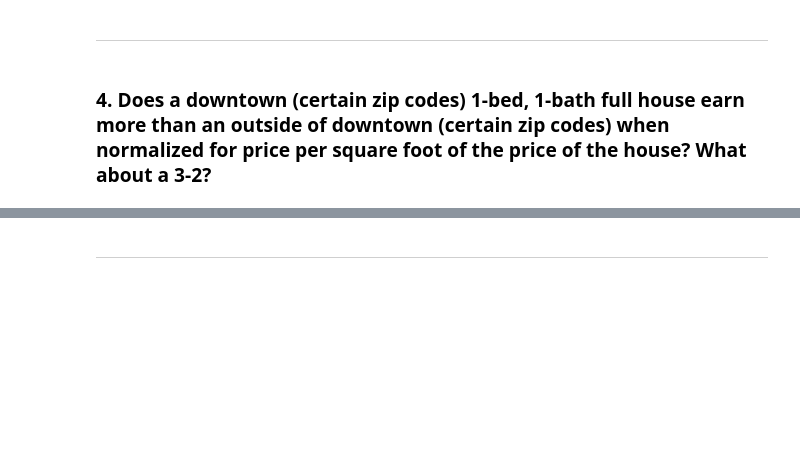
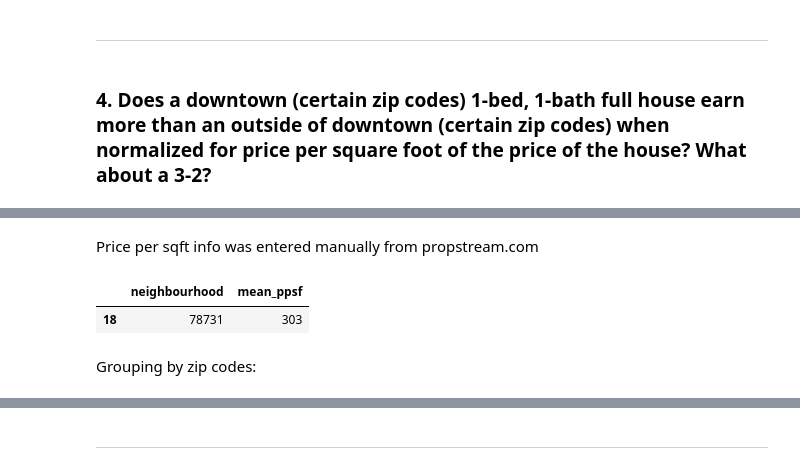
Before and after one commit to randallb15/Real-Estate-Analysis, a Jupyter notebook: StatisticalAnalysis.ipynb, the cells around one changed output, grey strips where cells are left out. Cells and saved outputs as stored; diff of their text form; code cells hidden in the pictures; blank space fills up the shorter version.

```diff
--- a/StatisticalAnalysis.ipynb
+++ b/StatisticalAnalysis.ipynb
@@ -415,0 +395,10 @@ Austin_df.groupby('neighbourhood').mean()
+# %% [markdown]
+Price per sqft info was entered manually from propstream.com
+# %%
+AUSppsf_zips = pd.read_pickle('data/AUSppsf_df.pkl')
+AUSppsf_zips.rename(columns={'zip':'neighbourhood'},inplace=True)
+# %%
+AUSppsf_zips[AUSppsf_zips['neighbourhood'] == 78731]
+# %% [output]
+|  | neighbourhood | mean_ppsf |
+| 18 | 78731 | 303 |
@@ -415,0 +409,2 @@ Austin_df.groupby('neighbourhood').mean()
+# %% [markdown]
+Grouping by zip codes:
```
Also changed, not shown: parts of 34 cells of this notebook, 40 other files.
